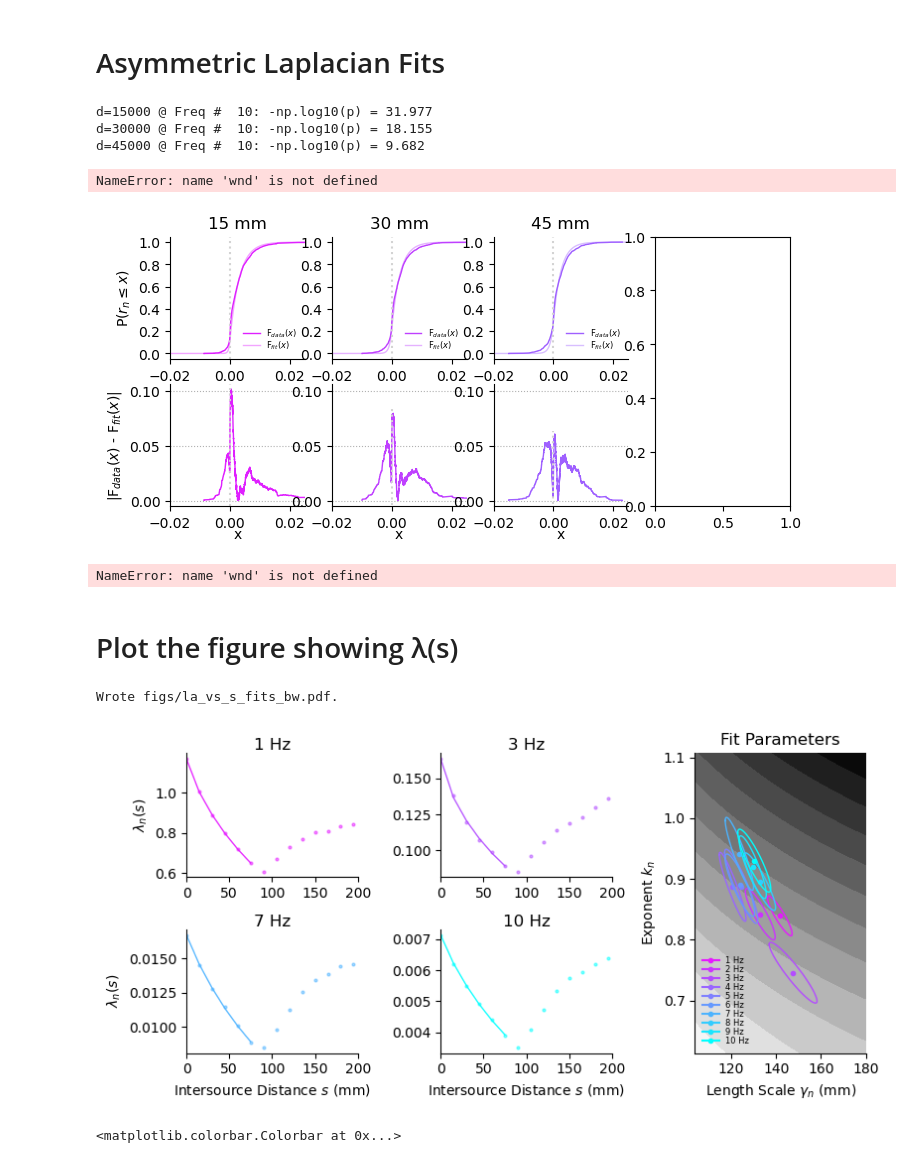
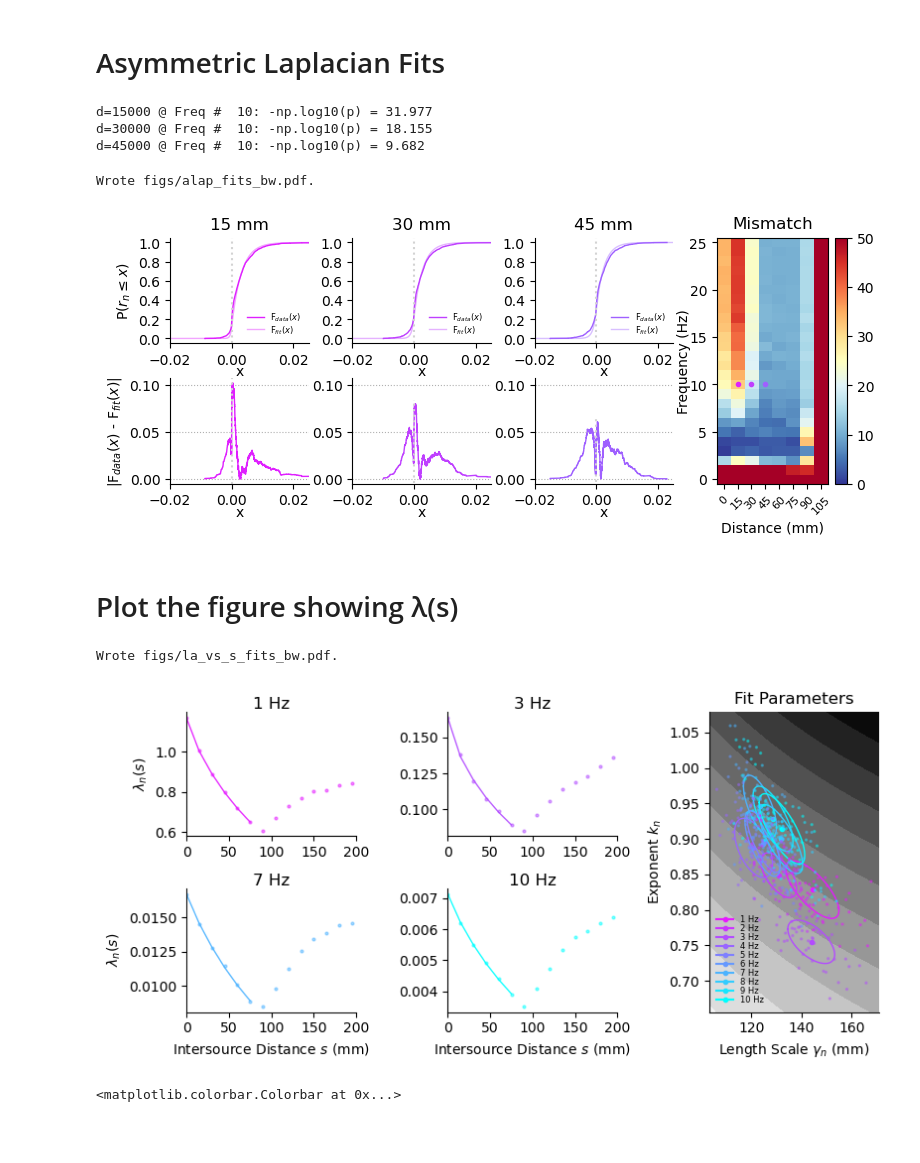
Before and after one commit to stootoon/fisher-plumes, a Jupyter notebook: make_figs.ipynb, the cells around one changed output. Drawn from its saved outputs; the diff is of its cells as text; code cells hidden in the pictures; blank space fills up the shorter version.

Commit message:
La(s) fits figure complete.

```diff
--- a/make_figs.ipynb
+++ b/make_figs.ipynb
@@ -35,10 +35,8 @@ INFO:boulder:Re100_0_5mm_50Hz_16source_wideDomain.old.h5     : ['Odor Data/c1a',
 force_reload = False
 if force_reload or ('Fbw' not in locals()):
     pairs_mode = "unsigned"
-    Fbw = FisherPlumes("boulder16", which_coords = [(0.45, 0.5)], py_mode = "relative", suffix = 'wideDomain.old',
-                       pairs_mode = pairs_mode,
-                       n_bootstraps = 10,
-                       random_seed  = 0)
+    Fbw = FisherPlumes("boulder16", which_coords = [(0.45, 0.5)], py_mode = "relative", suffix = 'wideDomain.old',pairs_mode = pairs_mode
+                       n_bootstraps = 50, random_seed = 0)
 else:
     Fbw = FisherPlumes(Fbw)
 
@@ -57,6 +55,7 @@ data = {
 # %%
 wnd_sec = 1.
 dmax    = 40000
+Fbw.n_bootstraps = 50
 wnd = {k:int(F.fs*wnd_sec) for k, F in data.items()}
 istart = {k:0 if k[0] == "b" else 1000 for k, F in data.items()}
 [(print(k, end = ""), sys.stdout.flush(), F.compute_all_for_window(wnd = wnd[k],
@@ -234,30 +233,28 @@ Wrote figs/coef_vs_coef_bw.pdf.
 # %%
 reload(fpf)
 d = np.array(list(F.rho.keys()))
 d = np.sort(d[d>0])
-fpf.plot_alaplace_fits(F.rho, F.la, F.mu, F.pvals, d[:3],
+fpf.plot_alaplace_fits(F, d[:3],
                        ifreq_lim = [],
                        xl = [-0.02,0.025],
                        which_ifreq = 10,
                        figsize=(8,3.5), vmax=50,
                        cm_heat = cm.RdYlBu_r,
-                       fs = F.fs,
                        plot_dvals=True)
 file_name = f"figs/alap_fits_{name}.pdf"
 PLOT and (savefig(file_name, bbox_inches='tight'), print(f"Wrote {file_name}."));
 # %% [output]
 d=15000 @ Freq #  10: -np.log10(p) = 31.977
 d=30000 @ Freq #  10: -np.log10(p) = 18.155
 d=45000 @ Freq #  10: -np.log10(p) = 9.682
-NameError: name 'wnd' is not defined
+Wrote figs/alap_fits_bw.pdf.
-[figure, old version]
+[figure, new version]
-NameError: name 'wnd' is not defined
 # %% [markdown]
 # Plot the figure showing λ(s)
 # %%
-reload(cfft)
-reload(cff)
-ax = cff.plot_la_gen_fits_vs_distance(Fbw.la, Fbw.wnds[0], Fbw.dd_gen, Fbw.params_gen, fs = 50,
+reload(fpft)
+reload(fpf)
+ax = fpf.plot_la_gen_fits_vs_distance(Fbw,
                                       xl = (0,200), figsize=(8,4), legloc = 'right',
                                       which_ifreqs = [1,3,7,10],
                                       contours_dist = 1,
@@ -267,7 +264,7 @@ file_name = f"figs/la_vs_s_fits_{name}.pdf"
 PLOT and (savefig(file_name, bbox_inches='tight'), print(f"Wrote {file_name}."));
 # %% [output]
 Wrote figs/la_vs_s_fits_bw.pdf.
-[figure, old version]
+[figure, new version]
 # %%
 K, Γ = meshgrid(linspace(0.75,0.95,101),linspace(110,150,201))
 sn = 1
```
Also changed, not shown: parts of 2 cells of this notebook, 7 other files.
